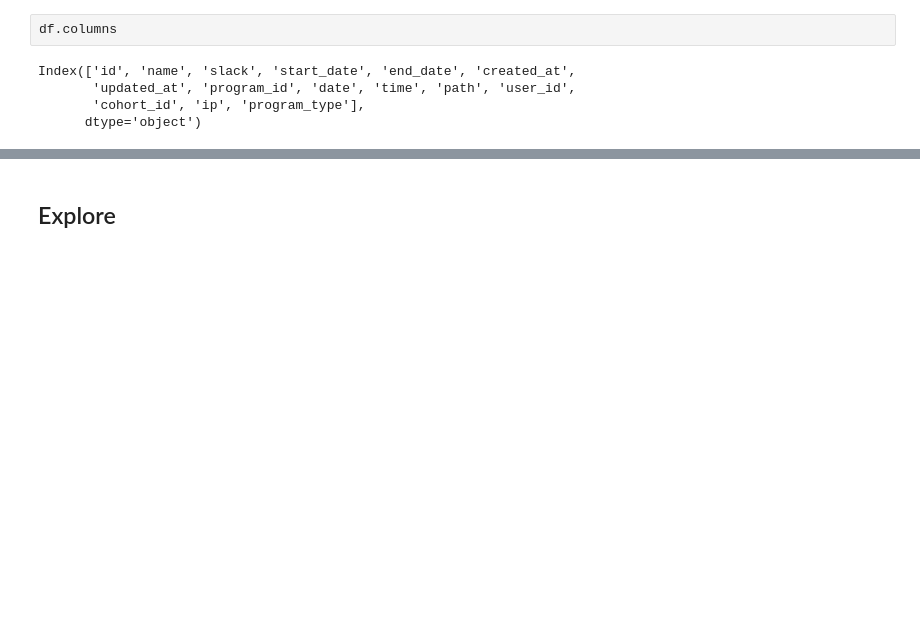
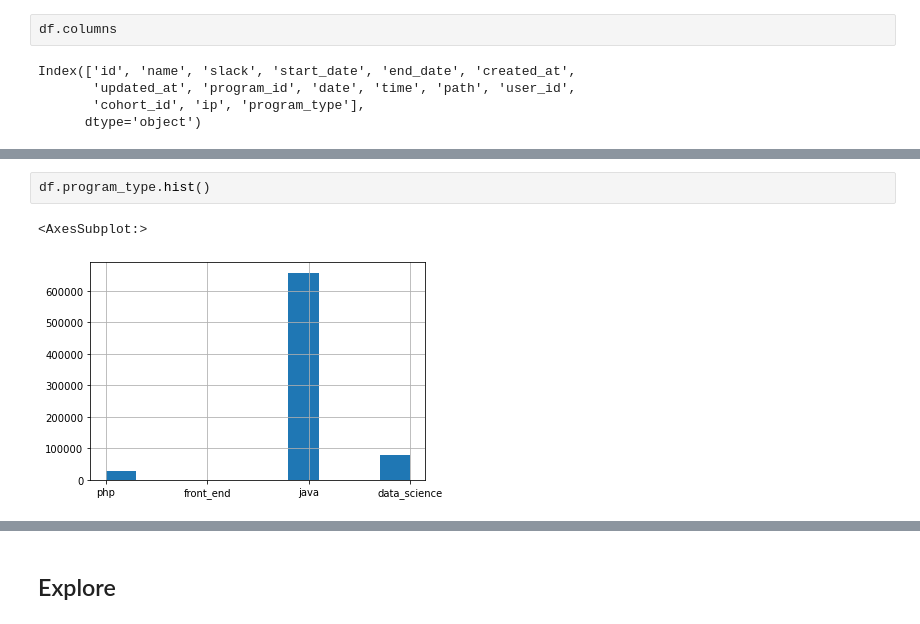
Before and after one commit to veronica-f-reyes/anomaly_detection_project, a Jupyter notebook: anomaly_detection_project.ipynb, the cells around one changed output, grey strips where cells are left out. Cells and saved outputs as stored; diff of their text form; blank space fills up the shorter version.

```diff
--- a/anomaly_detection_project.ipynb
+++ b/anomaly_detection_project.ipynb
@@ -320,4 +328,9 @@ front_end            5
 Name: program_type, dtype: int64
+# %%
+df.program_type.hist()
+# %% [output]
+<AxesSubplot:>
+[figure, added]
 # %%
 df.path.value_counts()
 # %% [output]
```
Also changed, not shown: parts of 148 cells of this notebook.
